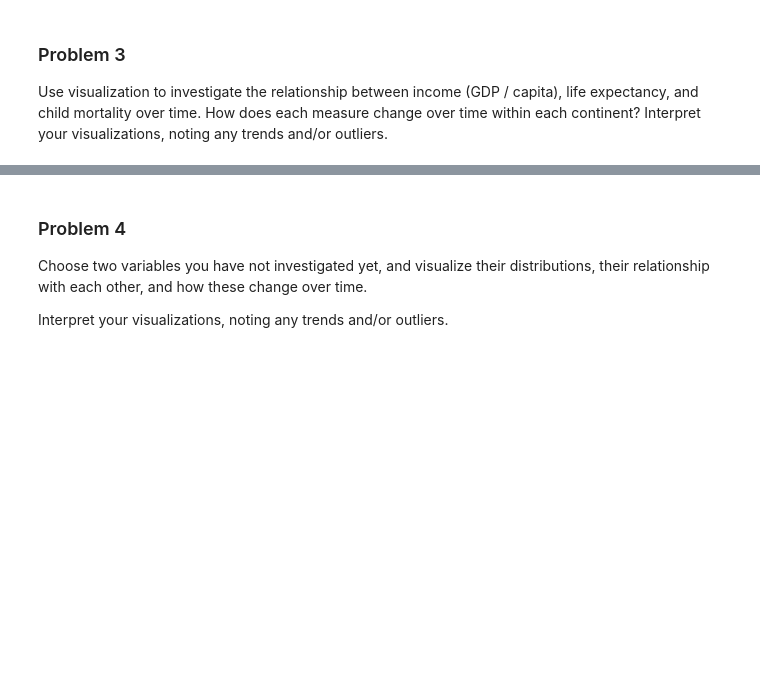
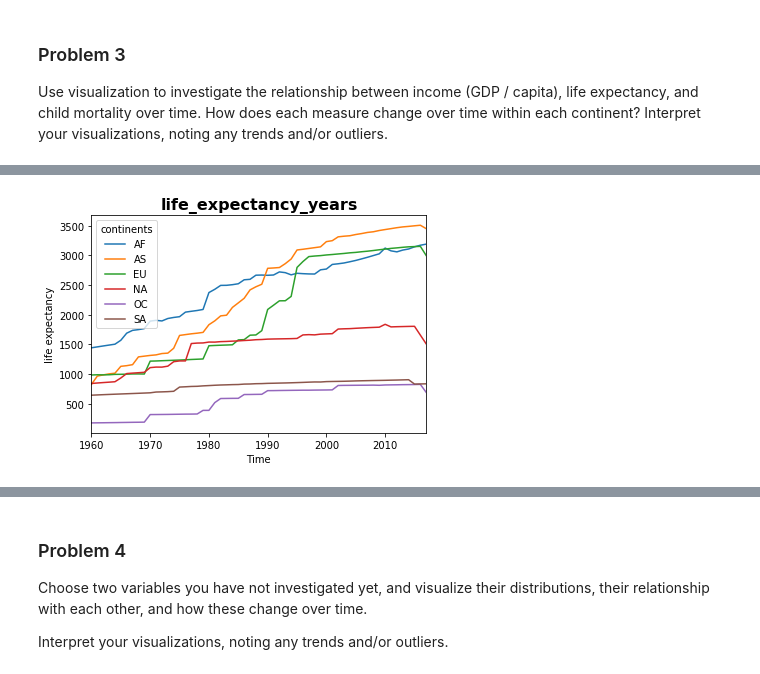
Before and after one commit to nanavatirutu/DS5500, a Jupyter notebook: Assignment 1.ipynb, the cells around one changed output, grey strips where cells are left out. Drawn from its saved outputs; the diff is of its cells as text; code cells hidden in the pictures; blank space fills up the shorter version.

```diff
--- a/Assignment 1.ipynb
+++ b/Assignment 1.ipynb
@@ -267,0 +302,13 @@ dependence.head()
+# %%
+dependence.rename(columns = {'alpha2':'continents'})\
+.pivot(index='time', columns='continents', values='life_expectancy_years')\
+.plot()
+
+plt.title("life_expectancy_years", fontsize=16, fontweight='bold')
+
+plt.xlabel("Time")
+plt.ylabel("life expectancy")
+
+plt.show()
+# %% [output]
+[figure, added]
```
Also changed, not shown: parts of 8 cells of this notebook, 13 other files.
